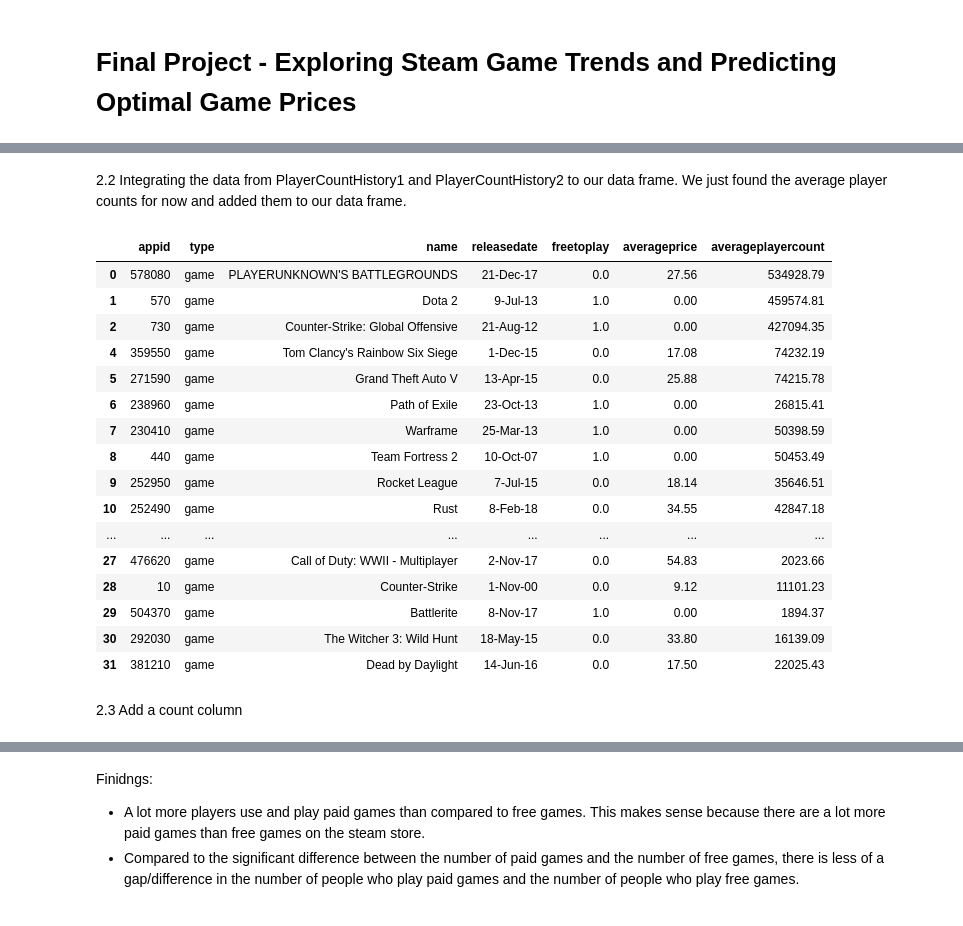
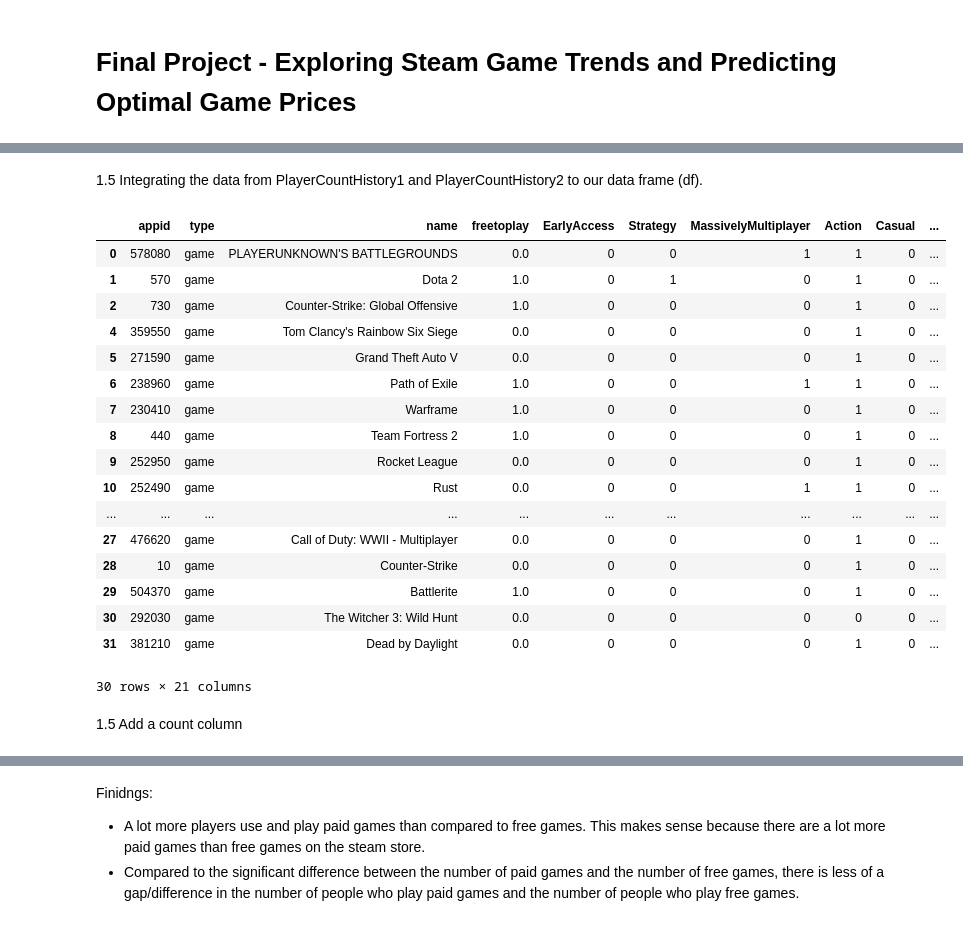
Before and after one commit to MarkoGlamocak/418courseproject, a Jupyter notebook: 418courseproject.ipynb, the cells around one changed output, grey strips where cells are left out. Saved outputs shown, nothing was run; the diff lists cells and outputs as text; code cells hidden in the pictures.

Commit message:
Added Genres

```diff
--- a/418courseproject.ipynb
+++ b/418courseproject.ipynb
@@ -43,0 +92,33 @@ df
+# %%
+# Remove Games that are classified by genres that don't make sense.
+for id in df[df.AudioProduction == 1]['appid']:
+  df = df[df.appid != id]
+
+for id in df[df.Utilities == 1]['appid']:
+  df = df[df.appid != id]
+
+for id in df[df.WebPublishing == 1]['appid']:
+  df = df[df.appid != id]
+
+for id in df[df['Design&Illustration'] == 1]['appid']:
+  df = df[df.appid != id]
+
+for id in df[df.SoftwareTraining == 1]['appid']:
+  df = df[df.appid != id]
+
+for id in df[df['Animation&Modeling'] == 1]['appid']:
+  df = df[df.appid != id]
+
+for id in df[df.PhotoEditing == 1]['appid']:
+  df = df[df.appid != id]
+
+for id in df[df.VideoProduction == 1]['appid']:
+  df = df[df.appid != id]
+
+for id in df[df['60'] == 1]['appid']:
+  df = df[df.appid != id]
+
+# Finally drop these Columns.
+df.drop(columns=['AudioProduction', 'Utilities', 'WebPublishing', 'Design&Illustration', 'SoftwareTraining', 'Animation&Modeling', 'PhotoEditing', 'VideoProduction', '60', 'SexualContent'], inplace=True)
+
+df
@@ -79,49 +175,50 @@ df
 # %% [markdown]
-2.2 Integrating the data from PlayerCountHistory1 and PlayerCountHistory2 to our data frame. We just found the average player counts for now and added them to our data frame.
+1.5 Integrating the data from PlayerCountHistory1 and PlayerCountHistory2 to our data frame (df).
 # %%
 averageplayercount = []
 
 for id in df['appid']:
   filename = str(id) + '.csv'
   game_playercount_df = ''
   if os.path.exists(f'steam_dataset/PlayerCountHistoryPart1/{filename}'):
     game_playercount_df = pd.read_csv(f'steam_dataset/PlayerCountHistoryPart1/{filename}')
   elif os.path.exists(f'steam_dataset/PlayerCountHistoryPart2/{filename}'):
     game_playercount_df = pd.read_csv(f'steam_dataset/PlayerCountHistoryPart2/{filename}')
   else:
     averageplayercount.append(0)
     continue
   totalplayers = 0
   count = 0
   game_playercount_df['Playercount'] = game_playercount_df['Playercount'].fillna(0)
   for playercount in game_playercount_df['Playercount']:
     totalplayers+=playercount
     count+=1
   averageplayercount.append(round((totalplayers/count), 2))
 
 df['averageplayercount'] = averageplayercount
 
-df.head(30)
+df
 # %% [output]
-|  | appid | type | name | releasedate | freetoplay | averageprice | averageplayercount |
-| 0 | 578080 | game | PLAYERUNKNOWN'S BATTLEGROUNDS | 21-Dec-17 | 0.0 | 27.56 | 534928.79 |
-| 1 | 570 | game | Dota 2 | 9-Jul-13 | 1.0 | 0.00 | 459574.81 |
-| 2 | 730 | game | Counter-Strike: Global Offensive | 21-Aug-12 | 1.0 | 0.00 | 427094.35 |
-| 4 | 359550 | game | Tom Clancy's Rainbow Six Siege | 1-Dec-15 | 0.0 | 17.08 | 74232.19 |
-| 5 | 271590 | game | Grand Theft Auto V | 13-Apr-15 | 0.0 | 25.88 | 74215.78 |
-| 6 | 238960 | game | Path of Exile | 23-Oct-13 | 1.0 | 0.00 | 26815.41 |
-| 7 | 230410 | game | Warframe | 25-Mar-13 | 1.0 | 0.00 | 50398.59 |
-| 8 | 440 | game | Team Fortress 2 | 10-Oct-07 | 1.0 | 0.00 | 50453.49 |
-| 9 | 252950 | game | Rocket League | 7-Jul-15 | 0.0 | 18.14 | 35646.51 |
-| 10 | 252490 | game | Rust | 8-Feb-18 | 0.0 | 34.55 | 42847.18 |
-| ... | ... | ... | ... | ... | ... | ... | ... |
-| 27 | 476620 | game | Call of Duty: WWII - Multiplayer | 2-Nov-17 | 0.0 | 54.83 | 2023.66 |
-| 28 | 10 | game | Counter-Strike | 1-Nov-00 | 0.0 | 9.12 | 11101.23 |
-| 29 | 504370 | game | Battlerite | 8-Nov-17 | 1.0 | 0.00 | 1894.37 |
-| 30 | 292030 | game | The Witcher 3: Wild Hunt | 18-May-15 | 0.0 | 33.80 | 16139.09 |
-| 31 | 381210 | game | Dead by Daylight | 14-Jun-16 | 0.0 | 17.50 | 22025.43 |
+|  | appid | type | name | freetoplay | EarlyAccess | Strategy | MassivelyMultiplayer | Action | Casual | ... |
+| 0 | 578080 | game | PLAYERUNKNOWN'S BATTLEGROUNDS | 0.0 | 0 | 0 | 1 | 1 | 0 | ... |
+| 1 | 570 | game | Dota 2 | 1.0 | 0 | 1 | 0 | 1 | 0 | ... |
+| 2 | 730 | game | Counter-Strike: Global Offensive | 1.0 | 0 | 0 | 0 | 1 | 0 | ... |
+| 4 | 359550 | game | Tom Clancy's Rainbow Six Siege | 0.0 | 0 | 0 | 0 | 1 | 0 | ... |
+| 5 | 271590 | game | Grand Theft Auto V | 0.0 | 0 | 0 | 0 | 1 | 0 | ... |
+| 6 | 238960 | game | Path of Exile | 1.0 | 0 | 0 | 1 | 1 | 0 | ... |
+| 7 | 230410 | game | Warframe | 1.0 | 0 | 0 | 0 | 1 | 0 | ... |
+| 8 | 440 | game | Team Fortress 2 | 1.0 | 0 | 0 | 0 | 1 | 0 | ... |
+| 9 | 252950 | game | Rocket League | 0.0 | 0 | 0 | 0 | 1 | 0 | ... |
+| 10 | 252490 | game | Rust | 0.0 | 0 | 0 | 1 | 1 | 0 | ... |
+| ... | ... | ... | ... | ... | ... | ... | ... | ... | ... | ... |
+| 27 | 476620 | game | Call of Duty: WWII - Multiplayer | 0.0 | 0 | 0 | 0 | 1 | 0 | ... |
+| 28 | 10 | game | Counter-Strike | 0.0 | 0 | 0 | 0 | 1 | 0 | ... |
+| 29 | 504370 | game | Battlerite | 1.0 | 0 | 0 | 0 | 1 | 0 | ... |
+| 30 | 292030 | game | The Witcher 3: Wild Hunt | 0.0 | 0 | 0 | 0 | 0 | 0 | ... |
+| 31 | 381210 | game | Dead by Daylight | 0.0 | 0 | 0 | 0 | 1 | 0 | ... |
+30 rows × 21 columns
 # %% [markdown]
-2.3 Add a count column
+1.5 Add a count column
 # %%
 df['count'] = 1
 df.head(30)
```
Also changed, not shown: parts of 25 cells of this notebook, 2 other files.
